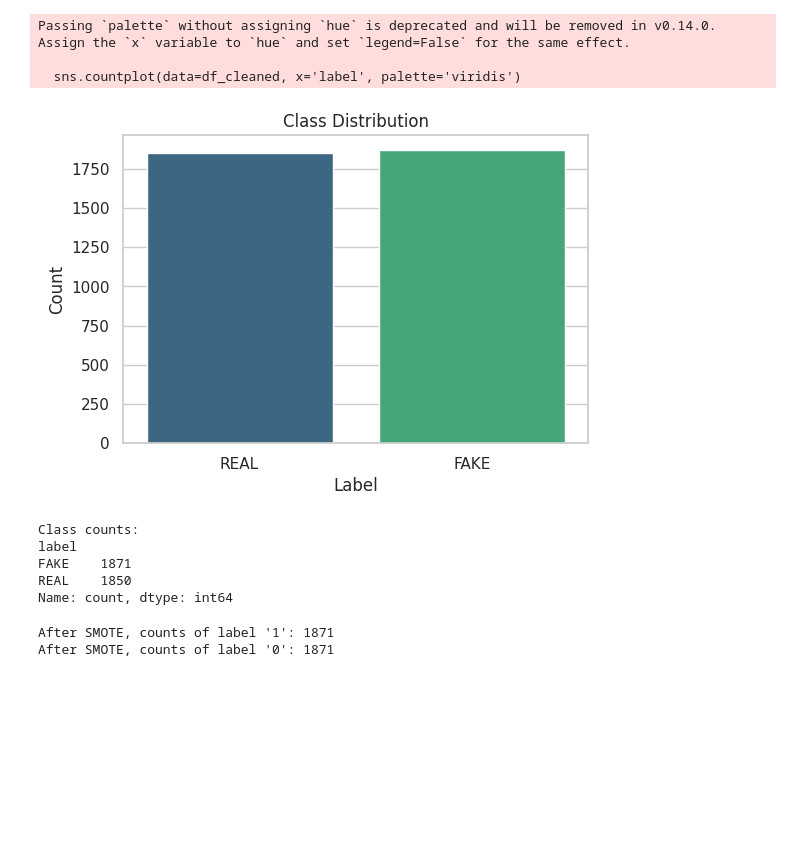
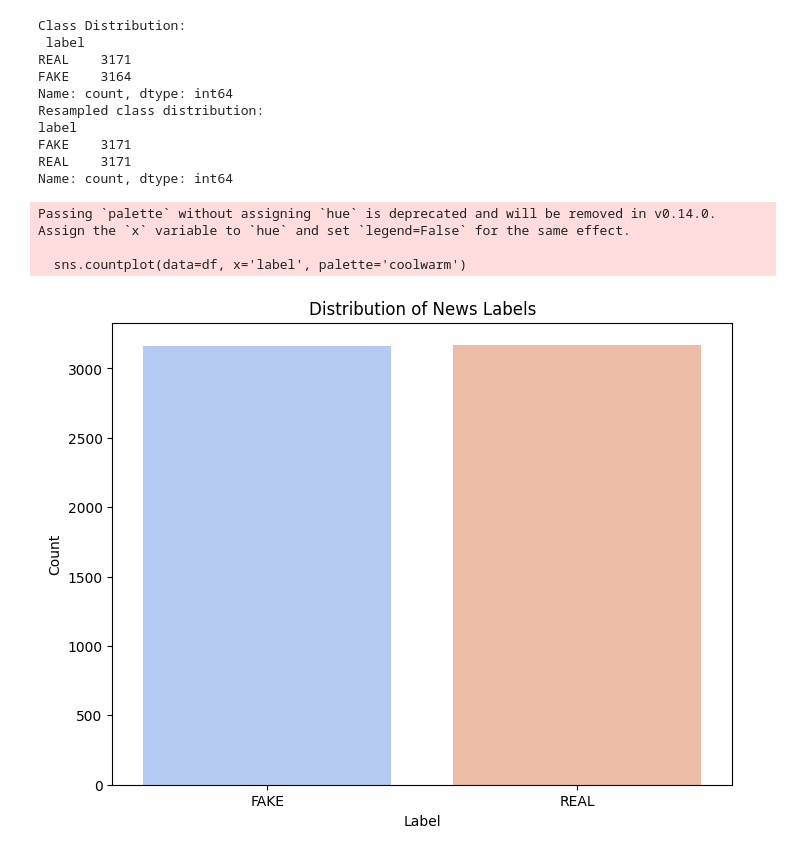
Before and after one commit to Vardhan-Harsh07/Fake-News-Detection-Using-Machine-Learning, a Jupyter notebook: Fake_News_Detection.ipynb, the cells around one changed output. Cells and saved outputs as stored; diff of their text form; code cells hidden in the pictures; blank space fills up the shorter version.

```diff
--- a/Fake_News_Detection.ipynb
+++ b/Fake_News_Detection.ipynb
@@ -180,39 +136,42 @@ plt.show()
+# %%
+# TF-IDF Vectorization
+vectorizer = TfidfVectorizer(stop_words='english', max_features=5000)
+X = vectorizer.fit_transform(df['text'])
+
+# Combine Features
+X_features = pd.DataFrame(X.toarray(), columns=vectorizer.get_feature_names_out())
+X_features['word_count'] = df['word_count']
+X_features['char_count'] = df['char_count']
+X_features['sentiment_score'] = df['sentiment_score']
+
+# Target Variable
+y = df['label']
 # %%
+# Class Balance
+print("Class Distribution: \n", y.value_counts())
 
-plt.figure(figsize=(6,4))
-sns.countplot(data=df_cleaned, x='label', palette='viridis')
-plt.title('Class Distribution')
-plt.xlabel('Label')
-plt.ylabel('Count')
+# Apply SMOTE
+smote = SMOTE(random_state=42)
+X_res, y_res = smote.fit_resample(X_features, y)
+print(f"Resampled class distribution: \n{y_res.value_counts()}")
+plt.figure(figsize=(8, 6))
+sns.countplot(data=df, x='label', palette='coolwarm')
+plt.title("Distribution of News Labels")
+plt.xlabel("Label")
+plt.ylabel("Count")
 plt.show()
-
-
-print("\nClass counts:")
-print(df_cleaned['label'].value_counts())
 # %% [output]
-Passing `palette` without assigning `hue` is deprecated and will be removed in v0.14.0. Assign the `x` variable to `hue` and set `legend=False` for the same effect.
-
-  sns.countplot(data=df_cleaned, x='label', palette='viridis')
+Class Distribution:
+ label
+REAL    3171
+FAKE    3164
+Name: count, dtype: int64
+Resampled class distribution:
+label
+FAKE    3171
+REAL    3171
+Name: count, dtype: int64
+Passing `palette` without assigning `hue` is deprecated and will be removed in v0.14.0. Assign the `x` variable to `hue` and set `legend=False` for the same effect.
+
+  sns.countplot(data=df, x='label', palette='coolwarm')
-[figure, old version]
+[figure, new version]
-Class counts:
-label
-FAKE    1871
-REAL    1850
-Name: count, dtype: int64
-# %%
-from imblearn.over_sampling import SMOTE
-
-# Encode labels
-from sklearn.preprocessing import LabelEncoder
-le = LabelEncoder()
-y_encoded = le.fit_transform(df_cleaned['label'])
-
-# Apply SMOTE
-smote = SMOTE(random_state=42)
-X_resampled, y_resampled = smote.fit_resample(tfidf_matrix, y_encoded)
-
-print(f"\nAfter SMOTE, counts of label '1': {sum(y_resampled==1)}")
-print(f"After SMOTE, counts of label '0': {sum(y_resampled==0)}")
-# %% [output]
-After SMOTE, counts of label '1': 1871
-After SMOTE, counts of label '0': 1871
```
Also changed, not shown: parts of 22 cells of this notebook.
